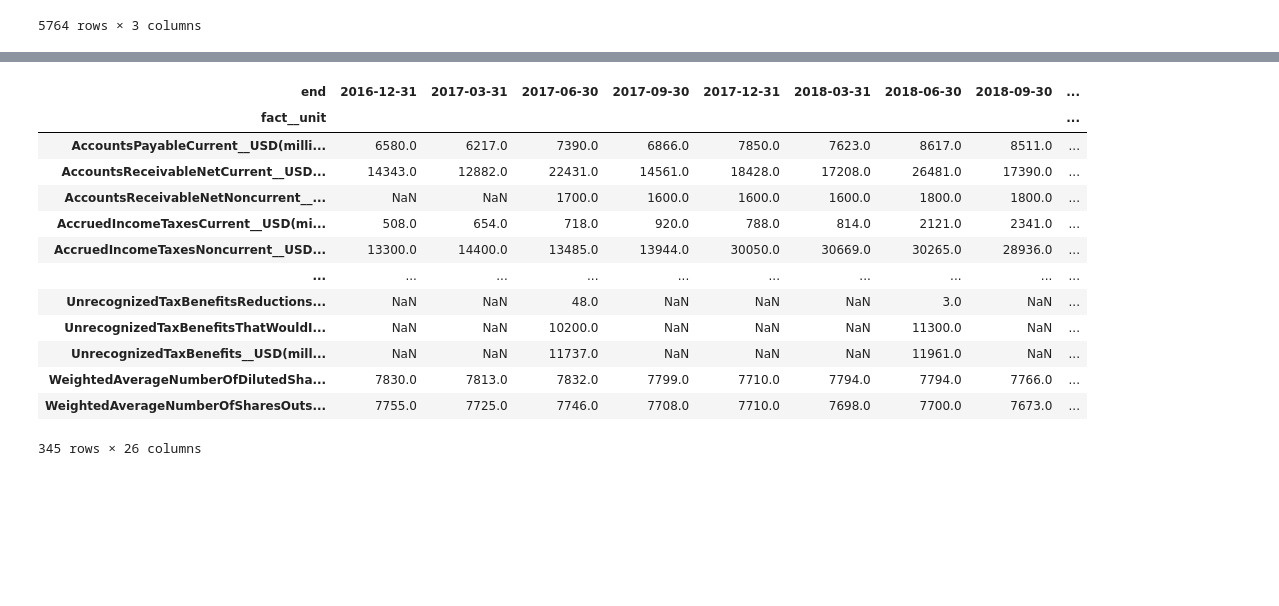
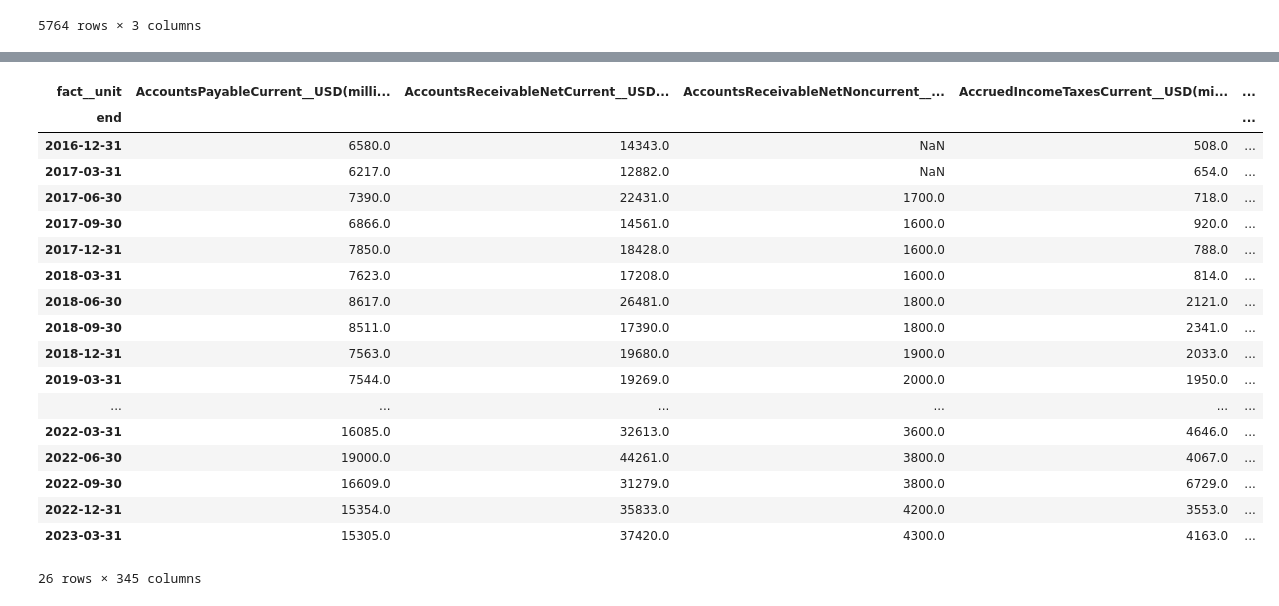
Before and after one commit to GGRusty/Edgar, a Jupyter notebook: edgar_facts.ipynb, the cells around one changed output, grey strips where cells are left out. Saved outputs shown, nothing was run; the diff lists cells and outputs as text; code cells hidden in the pictures; blank space fills up the shorter version.

```diff
--- a/edgar_facts.ipynb
+++ b/edgar_facts.ipynb
@@ -175,27 +175,31 @@ dtype: object
 # %%
 pivot_df = test3_df.pivot_table(index='end', columns='fact__unit', values='val', aggfunc='first')
 pivot_df.index = pd.to_datetime(pivot_df.index)
 pivot_df_recent= pivot_df[pivot_df.index.isin(combined_accessionNumbers_for_filter.index)]
 pivot_df_recent = pivot_df_recent.dropna(axis=1, how='all')
 for col in pivot_df_recent.columns:
     if '_USD' in col or '_shares' in col and pivot_df_recent[col].abs().max() > 1_000:
         pivot_df_recent[col] = pivot_df_recent[col] / 1_000_000
         pivot_df_recent.rename(columns={col: col + '(millions)'}, inplace=True)
-pivot_df_recent = pivot_df_recent.T
 pivot_df_recent.name = ticker
 pivot_df_recent
 # %% [output]
-| end | 2016-12-31 | 2017-03-31 | 2017-06-30 | 2017-09-30 | 2017-12-31 | 2018-03-31 | 2018-06-30 | 2018-09-30 | ... |
-| fact__unit |  |  |  |  |  |  |  |  | ... |
-| AccountsPayableCurrent__USD(milli... | 6580.0 | 6217.0 | 7390.0 | 6866.0 | 7850.0 | 7623.0 | 8617.0 | 8511.0 | ... |
-| AccountsReceivableNetCurrent__USD... | 14343.0 | 12882.0 | 22431.0 | 14561.0 | 18428.0 | 17208.0 | 26481.0 | 17390.0 | ... |
-| AccountsReceivableNetNoncurrent__... | NaN | NaN | 1700.0 | 1600.0 | 1600.0 | 1600.0 | 1800.0 | 1800.0 | ... |
-| AccruedIncomeTaxesCurrent__USD(mi... | 508.0 | 654.0 | 718.0 | 920.0 | 788.0 | 814.0 | 2121.0 | 2341.0 | ... |
-| AccruedIncomeTaxesNoncurrent__USD... | 13300.0 | 14400.0 | 13485.0 | 13944.0 | 30050.0 | 30669.0 | 30265.0 | 28936.0 | ... |
-| ... | ... | ... | ... | ... | ... | ... | ... | ... | ... |
-| UnrecognizedTaxBenefitsReductions... | NaN | NaN | 48.0 | NaN | NaN | NaN | 3.0 | NaN | ... |
-| UnrecognizedTaxBenefitsThatWouldI... | NaN | NaN | 10200.0 | NaN | NaN | NaN | 11300.0 | NaN | ... |
-| UnrecognizedTaxBenefits__USD(mill... | NaN | NaN | 11737.0 | NaN | NaN | NaN | 11961.0 | NaN | ... |
-| WeightedAverageNumberOfDilutedSha... | 7830.0 | 7813.0 | 7832.0 | 7799.0 | 7710.0 | 7794.0 | 7794.0 | 7766.0 | ... |
-| WeightedAverageNumberOfSharesOuts... | 7755.0 | 7725.0 | 7746.0 | 7708.0 | 7710.0 | 7698.0 | 7700.0 | 7673.0 | ... |
+| fact__unit | AccountsPayableCurrent__USD(milli... | AccountsReceivableNetCurrent__USD... | AccountsReceivableNetNoncurrent__... | AccruedIncomeTaxesCurrent__USD(mi... | ... |
+| end |  |  |  |  | ... |
+| 2016-12-31 | 6580.0 | 14343.0 | NaN | 508.0 | ... |
+| 2017-03-31 | 6217.0 | 12882.0 | NaN | 654.0 | ... |
+| 2017-06-30 | 7390.0 | 22431.0 | 1700.0 | 718.0 | ... |
+| 2017-09-30 | 6866.0 | 14561.0 | 1600.0 | 920.0 | ... |
+| 2017-12-31 | 7850.0 | 18428.0 | 1600.0 | 788.0 | ... |
+| 2018-03-31 | 7623.0 | 17208.0 | 1600.0 | 814.0 | ... |
+| 2018-06-30 | 8617.0 | 26481.0 | 1800.0 | 2121.0 | ... |
+| 2018-09-30 | 8511.0 | 17390.0 | 1800.0 | 2341.0 | ... |
+| 2018-12-31 | 7563.0 | 19680.0 | 1900.0 | 2033.0 | ... |
+| 2019-03-31 | 7544.0 | 19269.0 | 2000.0 | 1950.0 | ... |
+| ... | ... | ... | ... | ... | ... |
+| 2022-03-31 | 16085.0 | 32613.0 | 3600.0 | 4646.0 | ... |
+| 2022-06-30 | 19000.0 | 44261.0 | 3800.0 | 4067.0 | ... |
+| 2022-09-30 | 16609.0 | 31279.0 | 3800.0 | 6729.0 | ... |
+| 2022-12-31 | 15354.0 | 35833.0 | 4200.0 | 3553.0 | ... |
+| 2023-03-31 | 15305.0 | 37420.0 | 4300.0 | 4163.0 | ... |
-345 rows × 26 columns
+26 rows × 345 columns
```
Also changed, not shown: 2 other files.
